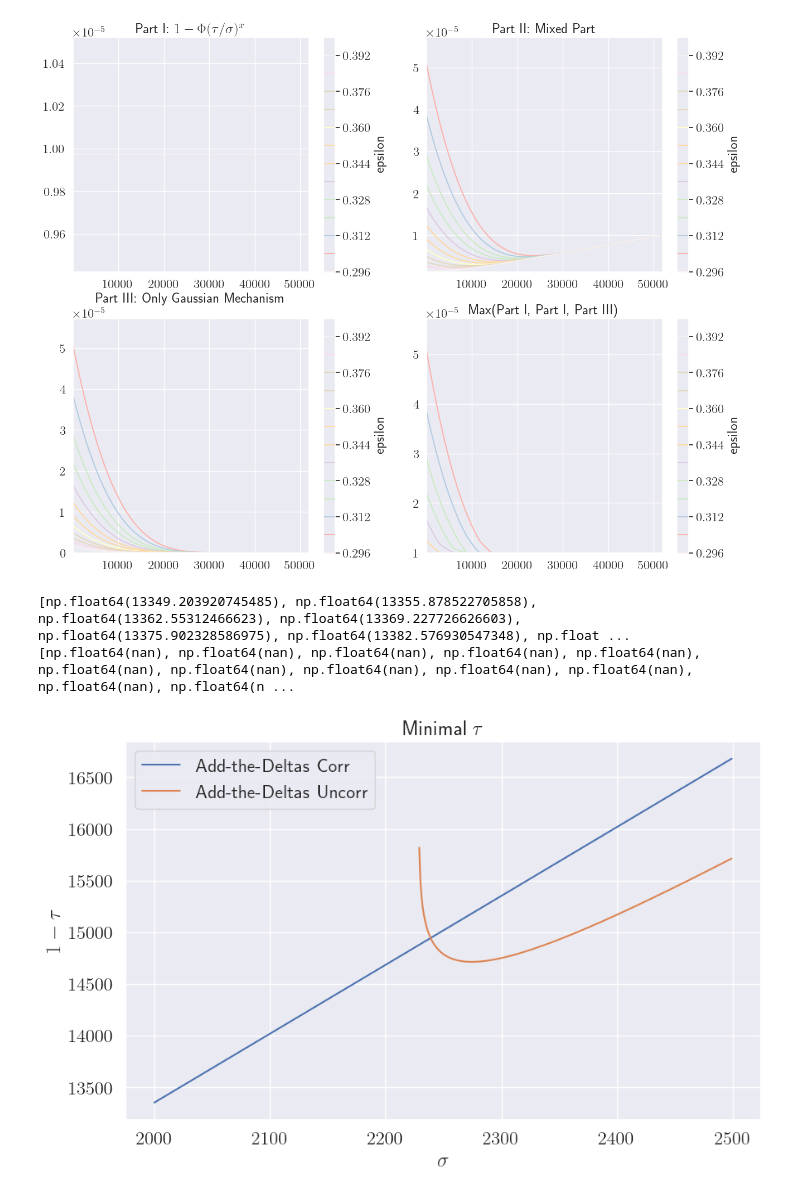
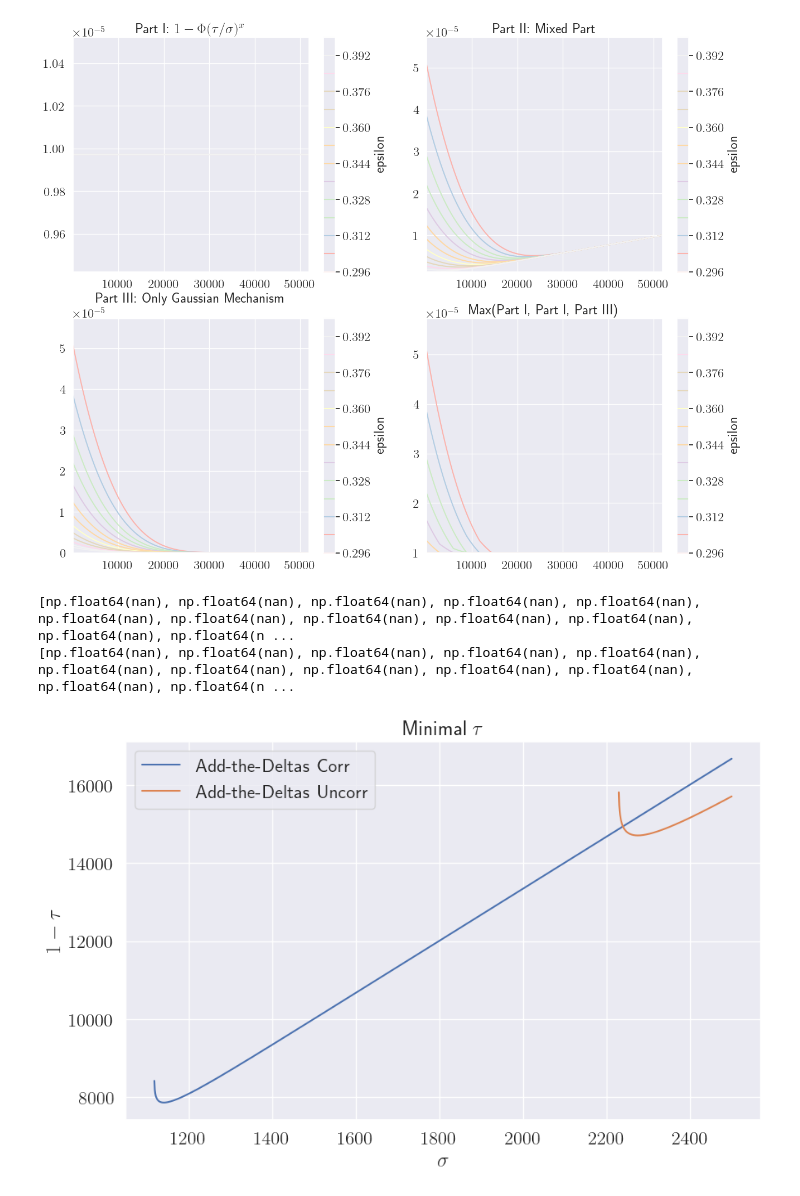
Before and after one commit to lukas681/sparse-gaussian-histograms, a Jupyter notebook: notebooks/experiments.ipynb, the cells around one changed output. Saved outputs shown, nothing was run; the diff lists cells and outputs as text; code cells hidden in the pictures.

```diff
--- a/notebooks/experiments.ipynb
+++ b/notebooks/experiments.ipynb
@@ -141,34 +141,34 @@ plt.show()
 # %%
 # Reproducing the Plot as in the paper
 import src.main.GSHM as gshm
 
 epsilon = 0.349
 delta = 10**-5
-sigmas = range(2000, 2500)
+sigmas = range(100, 2500)
 k = 51914 # C_u in the paper
 
 tau_add_deltas_correlated = [gshm.compute_tau_add_deltas_correlated(delta, epsilon, k, sig) for sig in sigmas]
 tau_add_deltas_standard = [gshm.compute_tau_add_deltas_standard(delta, epsilon, k, sig) for sig in sigmas]
 
 plt.figure(figsize=(10, 6))
 plt.plot(sigmas, tau_add_deltas_correlated, label='Add-the-Deltas Corr')
 plt.plot(sigmas, tau_add_deltas_standard, label='Add-the-Deltas Uncorr')
 
 print(tau_add_deltas_correlated)
 print(tau_add_deltas_standard)
 
 plt.xlabel('$\\sigma$')
 # plt.yscale("symlog", linthresh=1e-15)
 plt.xscale("linear")
 
 plt.ylabel('$1-\\tau$')
 plt.title('Minimal $\\tau$')
 plt.legend()
 plt.grid(True)
 # %% [output]
-[np.float64(13349.203920745485), np.float64(13355.878522705858), np.float64(13362.55312466623), np.float64(13369.227726626603), np.float64(13375.902328586975), np.float64(13382.576930547348), np.float ...
 [np.float64(nan), np.float64(nan), np.float64(nan), np.float64(nan), np.float64(nan), np.float64(nan), np.float64(nan), np.float64(nan), np.float64(nan), np.float64(nan), np.float64(nan), np.float64(n ...
+[np.float64(nan), np.float64(nan), np.float64(nan), np.float64(nan), np.float64(nan), np.float64(nan), np.float64(nan), np.float64(nan), np.float64(nan), np.float64(nan), np.float64(nan), np.float64(n ...
-[figure, old version]
+[figure, new version]
 # %%
 ##
 
```
Also changed, not shown: 1 other file.
